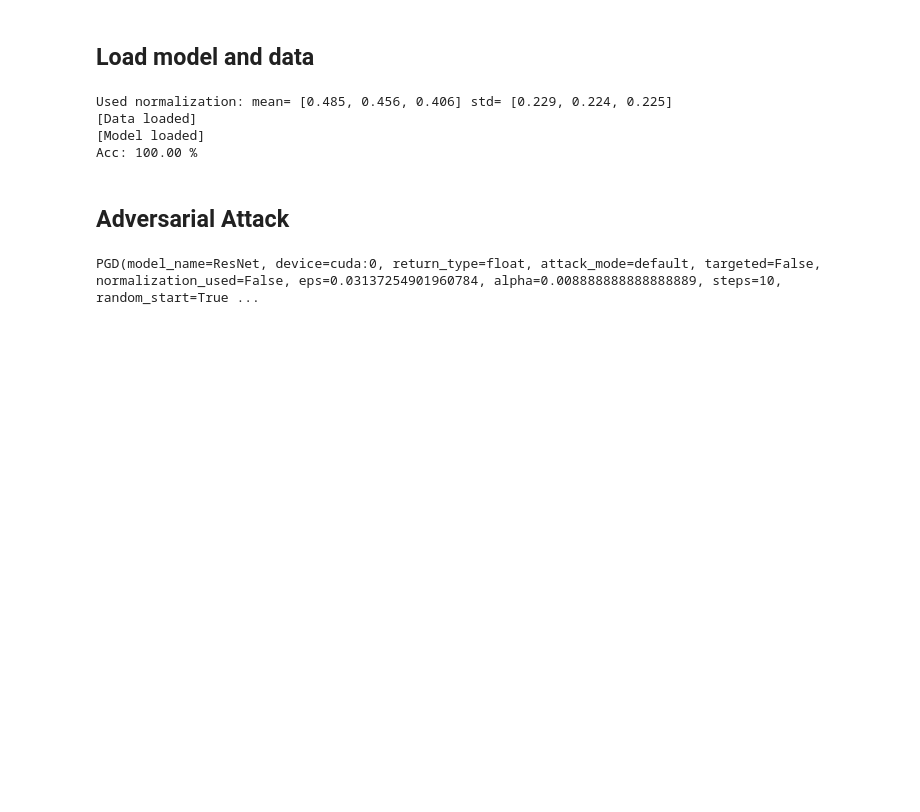
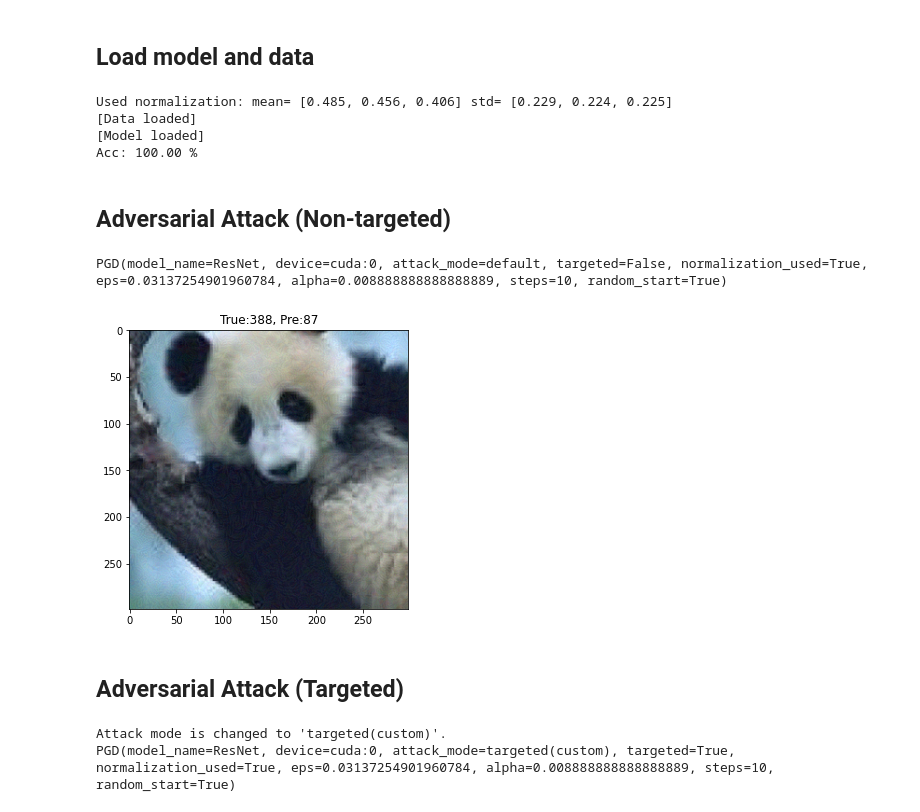
Before and after one commit to Harry24k/adversarial-attacks-pytorch, a Jupyter notebook: demo/White-box Attack on ImageNet.ipynb, the cells around one changed output. Cells and saved outputs as stored; diff of their text form; code cells hidden in the pictures; blank space fills up the shorter version.

```diff
--- a/demo/White-box Attack on ImageNet.ipynb
+++ b/demo/White-box Attack on ImageNet.ipynb
@@ -28,3 +27,5 @@ Used normalization: mean= [0.485, 0.456, 0.406] std= [0.229, 0.224, 0.225]
 [Data loaded]
 [Model loaded]
 Acc: 100.00 %
+# %% [markdown]
+## Adversarial Attack (Non-targeted)
@@ -31,2 +34,17 @@ Acc: 100.00 %
+# %%
+atk = PGD(model, eps=8/255, alpha=2/225, steps=10, random_start=True)
+atk.set_normalization_used(mean=[0.485, 0.456, 0.406], std=[0.229, 0.224, 0.225])
+print(atk)
+# %% [output]
+PGD(model_name=ResNet, device=cuda:0, attack_mode=default, targeted=False, normalization_used=True, eps=0.03137254901960784, alpha=0.008888888888888889, steps=10, random_start=True)
+# %%
+adv_images = atk(images, labels)
+# %%
+from utils import imshow, get_pred
+idx = 0
+pre = get_pred(model, adv_images[idx:idx+1], device)
+imshow(adv_images[idx:idx+1], title="True:%d, Pre:%d"%(labels[idx], pre))
+# %% [output]
+[figure, added]
 # %% [markdown]
-## Adversarial Attack
+## Adversarial Attack (Targeted)
@@ -36,5 +51,8 @@ from utils import imshow, get_pred
 # %%
 atk = PGD(model, eps=8/255, alpha=2/225, steps=10, random_start=True)
+atk.set_normalization_used(mean=[0.485, 0.456, 0.406], std=[0.229, 0.224, 0.225])
+atk.set_mode_targeted_by_function(target_map_function=lambda images, labels:(labels+1))
 print(atk)
 # %% [output]
-PGD(model_name=ResNet, device=cuda:0, return_type=float, attack_mode=default, targeted=False, normalization_used=False, eps=0.03137254901960784, alpha=0.008888888888888889, steps=10, random_start=True ...
+Attack mode is changed to 'targeted(custom)'.
+PGD(model_name=ResNet, device=cuda:0, attack_mode=targeted(custom), targeted=True, normalization_used=True, eps=0.03137254901960784, alpha=0.008888888888888889, steps=10, random_start=True)
```
Also changed, not shown: parts of 6 cells of this notebook.
